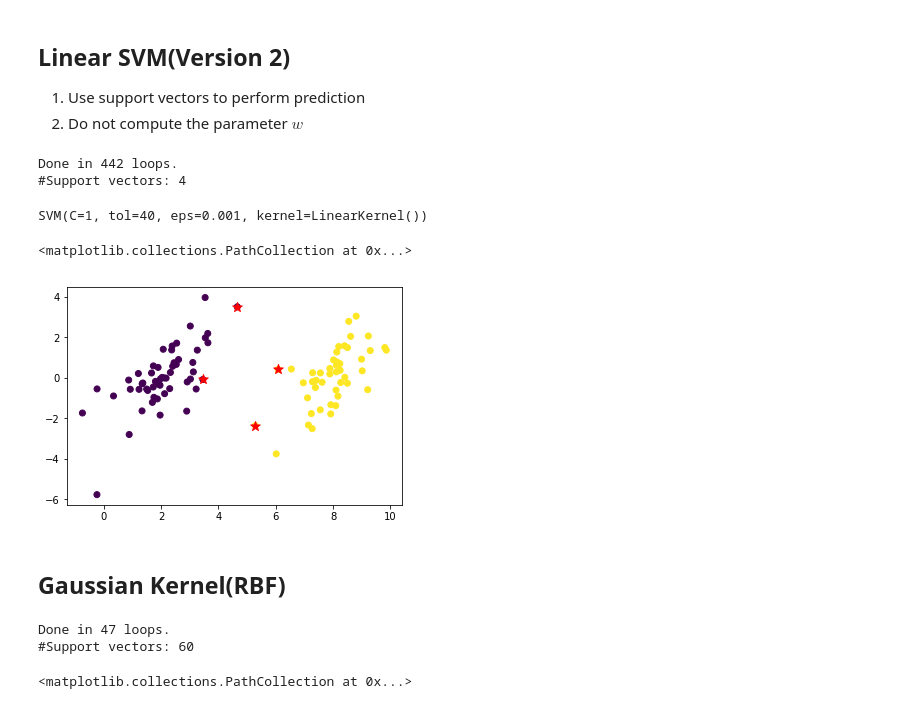
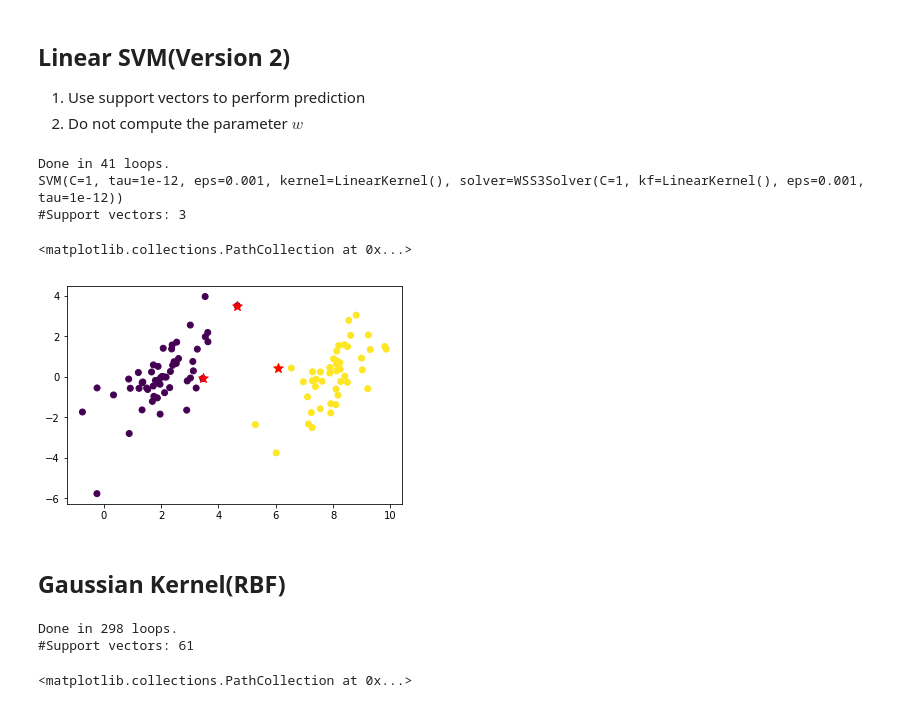
Before and after one commit to Irlyue/MLAlg, a Jupyter notebook: notebook/svm/SVM.ipynb, the cells around one changed output. Saved outputs shown, nothing was run; the diff lists cells and outputs as text; code cells hidden in the pictures.

```diff
--- a/notebook/svm/SVM.ipynb
+++ b/notebook/svm/SVM.ipynb
@@ -36,7 +38,9 @@ plt.scatter(X[:, 0], X[:, 1], c=y+1)
 1. First use support vectors to compute $w$ and $b$
 2. Then plot the decision boundary
 # %%
-cls = svm.SVMLinear(tol=40)
+# %%timeit -r 1 -n 1
+cls = svm.SVMLinear()
 cls.fit(X, y, seed=2)
-print('#Support vectors:', np.sum(cls.alphas > 0))
+print(cls)
+print('#Support vectors:', len(cls.sv))
 # %% [output]
@@ -68,31 +72,31 @@ Accuracy: 1.0000
 1. Use support vectors to perform prediction
 2. Do not compute the parameter $w$
 # %%
-cls = svm.SVM(kernel='linear', tol=40)
-cls.fit(X, y, seed=2)
-print('#Support vectors:', np.sum(cls.alphas > 0))
+cls = svm.SVM(kernel='linear')
+cls.fit(X, y)
+print(cls)
+print('#Support vectors:', np.sum(cls.A > 0))
 # %% [output]
-Done in 442 loops.
-#Support vectors: 4
+Done in 41 loops.
+SVM(C=1, tau=1e-12, eps=0.001, kernel=LinearKernel(), solver=WSS3Solver(C=1, kf=LinearKernel(), eps=0.001, tau=1e-12))
+#Support vectors: 3
-# %%
-cls
-# %% [output]
-SVM(C=1, tol=40, eps=0.001, kernel=LinearKernel())
 # %%
 plt.scatter(X[:, 0], X[:, 1], c=cls.predict(X)+1)
-flag = cls.alphas > 0
+flag = cls.sv
 plt.scatter(X[flag, 0], X[flag, 1], c='r', marker='*', s=100)
 # %% [output]
 <matplotlib.collections.PathCollection at 0x...>
-[figure, old version]
+[figure, new version]
 # %% [markdown]
 ## Gaussian Kernel(RBF)
 # %%
-cls = svm.SVM(kernel=svm.KERNELS['rbf'](sigma=0.5), tol=40)
-cls.fit(X, y, seed=2)
-print('#Support vectors:', len(cls.alphays))
+# %%timeit -r 1 -n 1
+kernel = svm.RBFKernel(sigma=0.5)
+cls = svm.SVM(kernel=kernel)
+cls.fit(X, y)
+print('#Support vectors:', len(cls.sv))
 # %% [output]
-Done in 47 loops.
-#Support vectors: 60
+Done in 298 loops.
+#Support vectors: 61
 # %%
 plt.scatter(X[:, 0], X[:, 1], c=cls.predict(X)+1)
```
Also changed, not shown: parts of 7 cells of this notebook, 2 other files.
